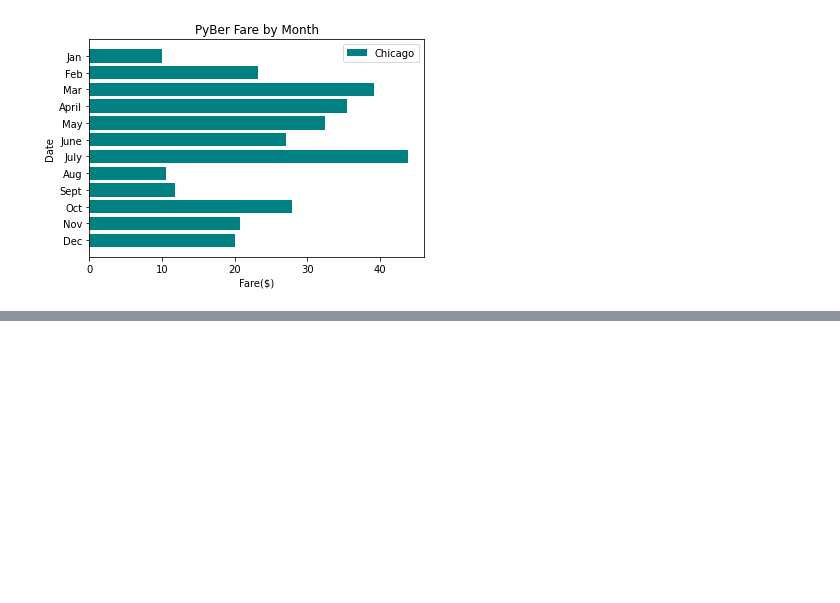
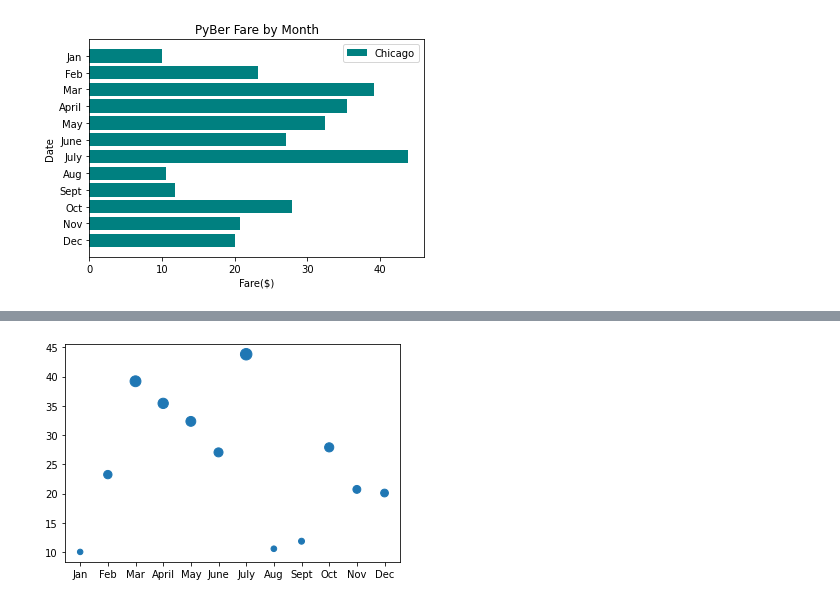
Before and after one commit to ParkerRHiggins/PyBer_Analysis, a Jupyter notebook: matplotlib_practice.ipynb, the cells around one changed output, grey strips where cells are left out. Saved outputs shown, nothing was run; the diff lists cells and outputs as text; code cells hidden in the pictures; blank space fills up the shorter version.

```diff
--- a/matplotlib_practice.ipynb
+++ b/matplotlib_practice.ipynb
@@ -193,0 +210,7 @@ plt.legend()
+# %%
+plt.scatter(x_axis, y_axis, s=y_axis_larger)
+y_axis_larger = []
+for data in y_axis:
+  y_axis_larger.append(data*3)
+# %% [output]
+[figure, added]
```
Also changed, not shown: parts of 10 cells of this notebook.
